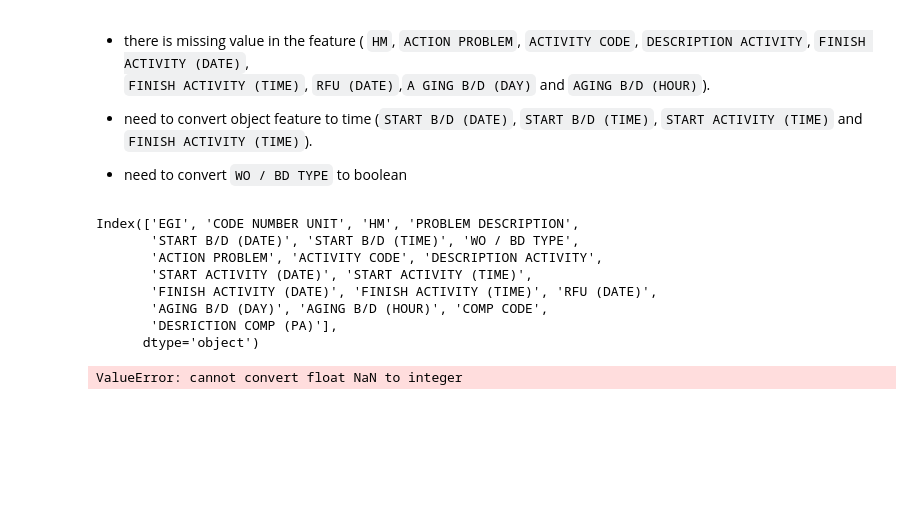
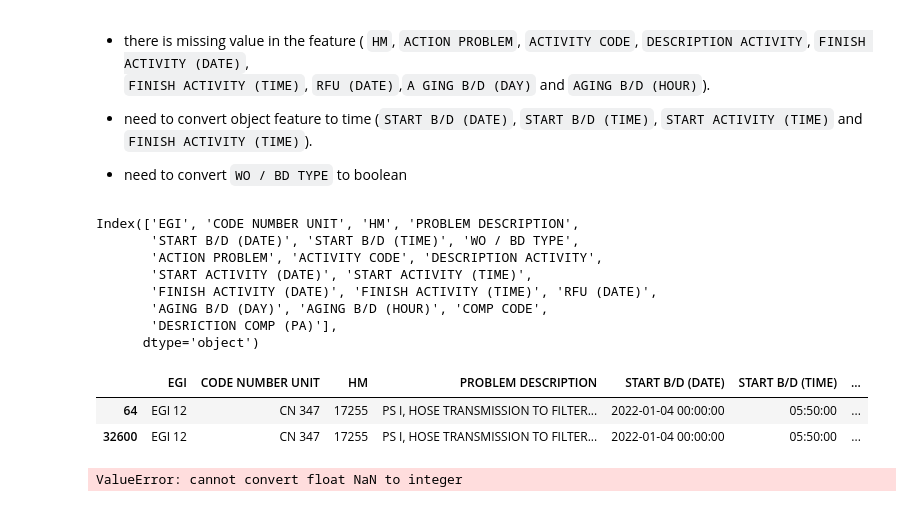
Before and after one commit to DwiCahyanto/data_consultanFP, a Jupyter notebook: predictive_maintenance.ipynb, the cells around one changed output. Drawn from its saved outputs; the diff is of its cells as text; code cells hidden in the pictures; blank space fills up the shorter version.

```diff
--- a/predictive_maintenance.ipynb
+++ b/predictive_maintenance.ipynb
@@ -143,7 +143,13 @@ Index(['EGI', 'CODE NUMBER UNIT', 'HM', 'PROBLEM DESCRIPTION',
        'DESRICTION COMP (PA)'],
       dtype='object')
 # %%
-EGI12_df_1 = EGI12_df[EGI12_df['FINISH ACTIVITY (TIME)'].isnull()].dropna()
+EGI12_df = EGI12_df.dropna(subset=["FINISH ACTIVITY (TIME)"])
+# %%
+EGI12_df[EGI12_df["PROBLEM DESCRIPTION"] == "PS I, HOSE TRANSMISSION TO FILTER T/M LEAK"]
+# %% [output]
+|  | EGI | CODE NUMBER UNIT | HM | PROBLEM DESCRIPTION | START B/D (DATE) | START B/D (TIME) | ... |
+| 64 | EGI 12 | CN 347 | 17255 | PS I, HOSE TRANSMISSION TO FILTER... | 2022-01-04 00:00:00 | 05:50:00 | ... |
+| 32600 | EGI 12 | CN 347 | 17255 | PS I, HOSE TRANSMISSION TO FILTER... | 2022-01-04 00:00:00 | 05:50:00 | ... |
 # %%
 for i in ['START B/D (TIME)','START ACTIVITY (TIME)','FINISH ACTIVITY (TIME)']:
     EGI12_df[i] = EGI12_df[i].apply(time_manipulation)
```
Also changed, not shown: parts of 1 cell of this notebook.
